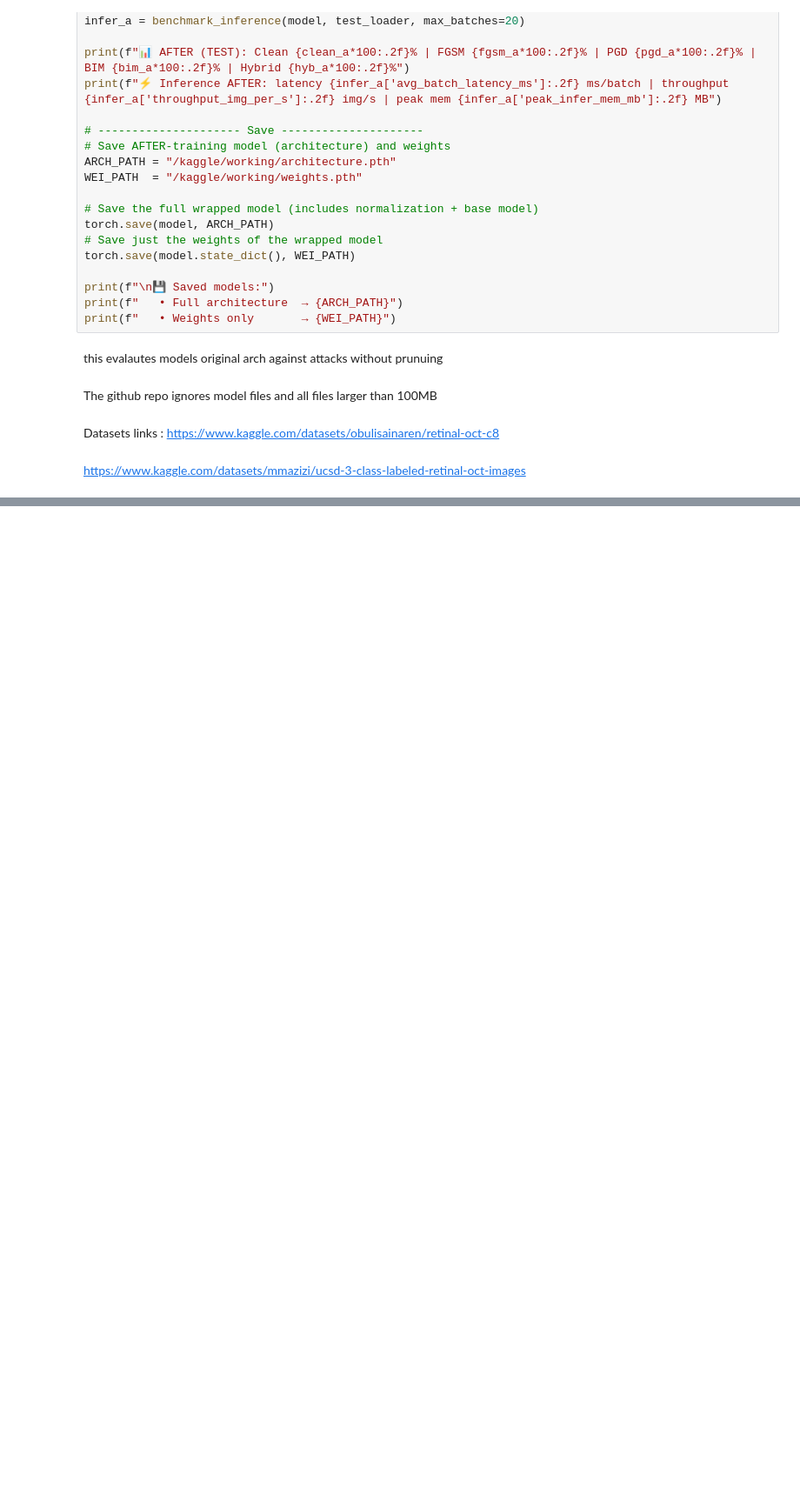
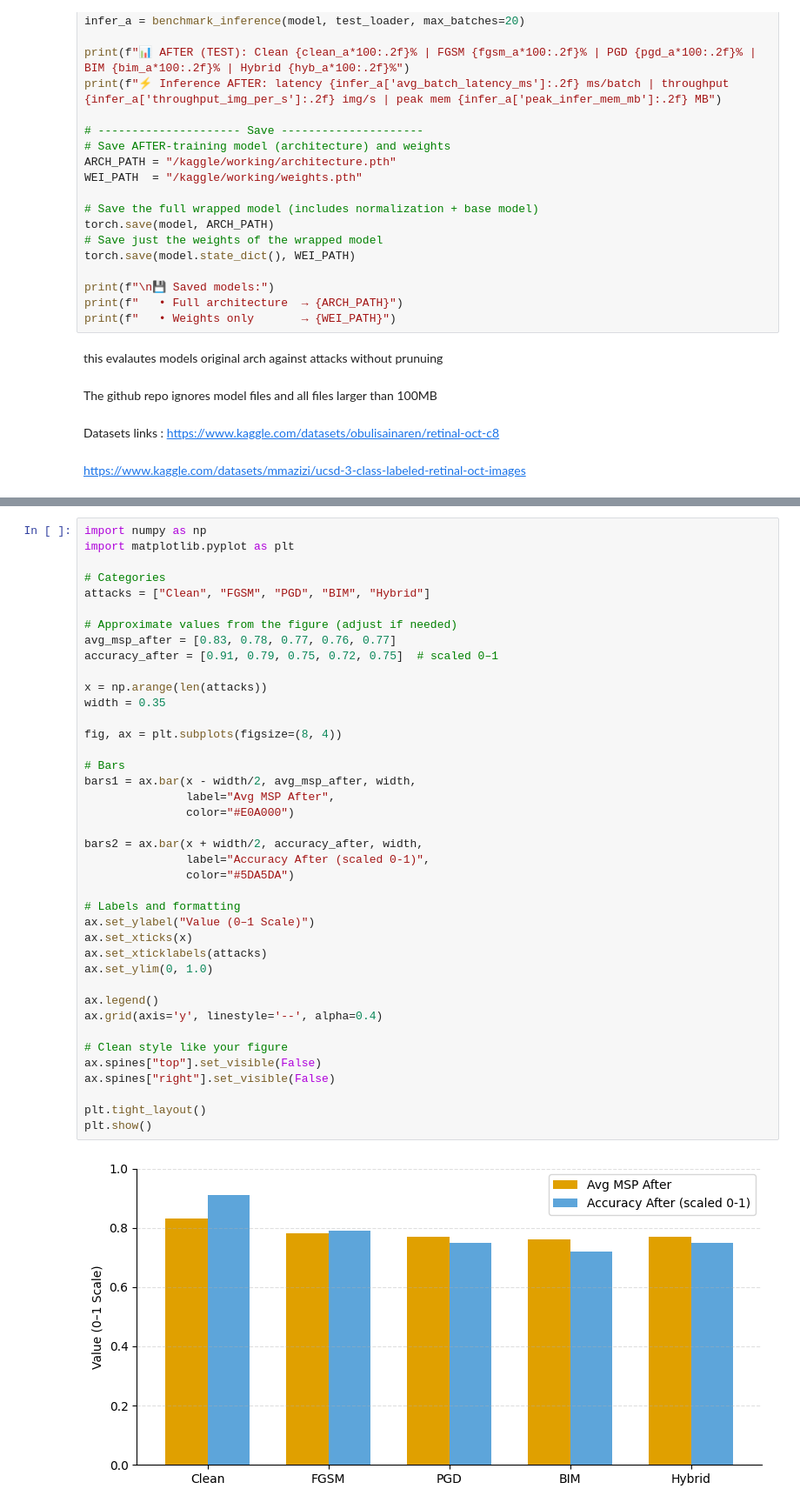
Before and after one commit to muntherqasaimeh/VTwork, a Jupyter notebook: all-experiments.ipynb, the cells around one changed output, grey strips where cells are left out. Shown at 87% size. Drawn from its saved outputs; the diff is of its cells as text; blank space fills up the shorter version.

```diff
--- a/all-experiments.ipynb
+++ b/all-experiments.ipynb
@@ -6325,0 +6451,42 @@ https://www.kaggle.com/datasets/mmazizi/ucsd-3-class-labeled-retinal-oct-images
+# %%
+import numpy as np
+import matplotlib.pyplot as plt
+
+# Categories
+attacks = ["Clean", "FGSM", "PGD", "BIM", "Hybrid"]
+
+# Approximate values from the figure (adjust if needed)
+avg_msp_after = [0.83, 0.78, 0.77, 0.76, 0.77]
+accuracy_after = [0.91, 0.79, 0.75, 0.72, 0.75]  # scaled 0–1
+
+x = np.arange(len(attacks))
+width = 0.35
+
+fig, ax = plt.subplots(figsize=(8, 4))
+
+# Bars
+bars1 = ax.bar(x - width/2, avg_msp_after, width,
+               label="Avg MSP After",
+               color="#E0A000")
+
+bars2 = ax.bar(x + width/2, accuracy_after, width,
+               label="Accuracy After (scaled 0-1)",
+               color="#5DA5DA")
+
+# Labels and formatting
+ax.set_ylabel("Value (0–1 Scale)")
+ax.set_xticks(x)
+ax.set_xticklabels(attacks)
+ax.set_ylim(0, 1.0)
+
+ax.legend()
+ax.grid(axis='y', linestyle='--', alpha=0.4)
+
+# Clean style like your figure
+ax.spines["top"].set_visible(False)
+ax.spines["right"].set_visible(False)
+
+plt.tight_layout()
+plt.show()
+# %% [output]
+[figure, added]
```
Also changed, not shown: parts of 6 cells of this notebook.
